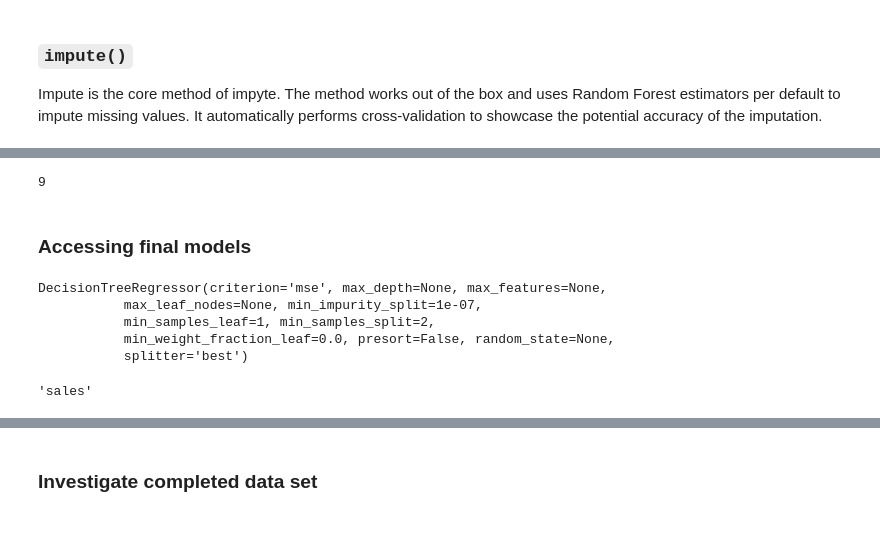
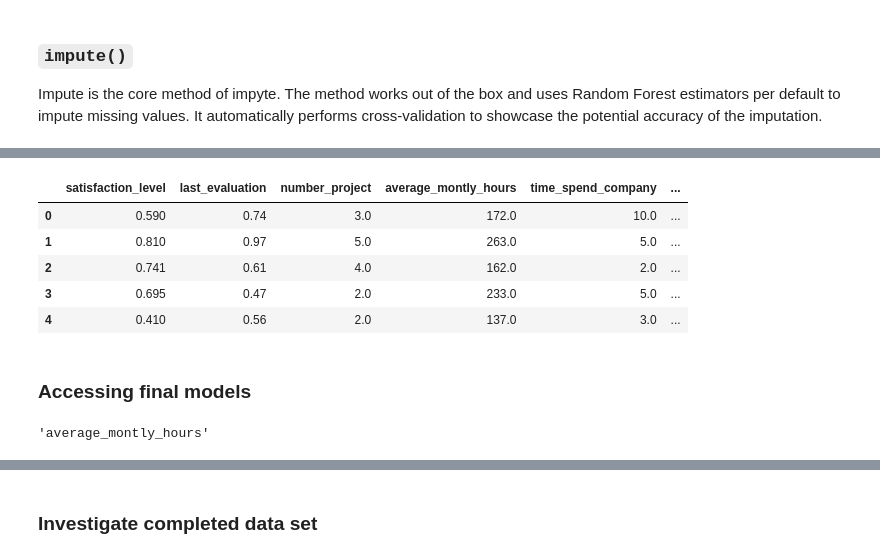
Before and after one commit to andirs/impyte, a Jupyter notebook: sandbox.ipynb, the cells around one changed output, grey strips where cells are left out. Cells and saved outputs as stored; diff of their text form; code cells hidden in the pictures; blank space fills up the shorter version.

```diff
--- a/sandbox.ipynb
+++ b/sandbox.ipynb
@@ -397,4 +396,0 @@ CV-Scores: [ 0.98340067  0.9802599   0.97522757  0.97967999  0.97778935]
-# %%
-len(data['time_spend_company'].unique())
-# %% [output]
-9
@@ -405,14 +397,11 @@ mdl.
+# %%
+imputer.get_result().head()
+# %% [output]
+|  | satisfaction_level | last_evaluation | number_project | average_montly_hours | time_spend_company | ... |
+| 0 | 0.590 | 0.74 | 3.0 | 172.0 | 10.0 | ... |
+| 1 | 0.810 | 0.97 | 5.0 | 263.0 | 5.0 | ... |
+| 2 | 0.741 | 0.61 | 4.0 | 162.0 | 2.0 | ... |
+| 3 | 0.695 | 0.47 | 2.0 | 233.0 | 5.0 | ... |
+| 4 | 0.410 | 0.56 | 2.0 | 137.0 | 3.0 | ... |
 # %% [markdown]
 ### Accessing final models
-# %%
-imputer.model_log[2].get_model()
-# %% [output]
-DecisionTreeRegressor(criterion='mse', max_depth=None, max_features=None,
-           max_leaf_nodes=None, min_impurity_split=1e-07,
-           min_samples_leaf=1, min_samples_split=2,
-           min_weight_fraction_leaf=0.0, presort=False, random_state=None,
-           splitter='best')
-# %%
-imputer.model_log[1].get_feature_name()
-# %% [output]
-'sales'
@@ -418,0 +410,4 @@ imputer.model_log[1].get_feature_name()
+# %%
+mdl.get_feature_name()
+# %% [output]
+'average_montly_hours'
```
Also changed, not shown: parts of 39 cells of this notebook, 1 other file.
